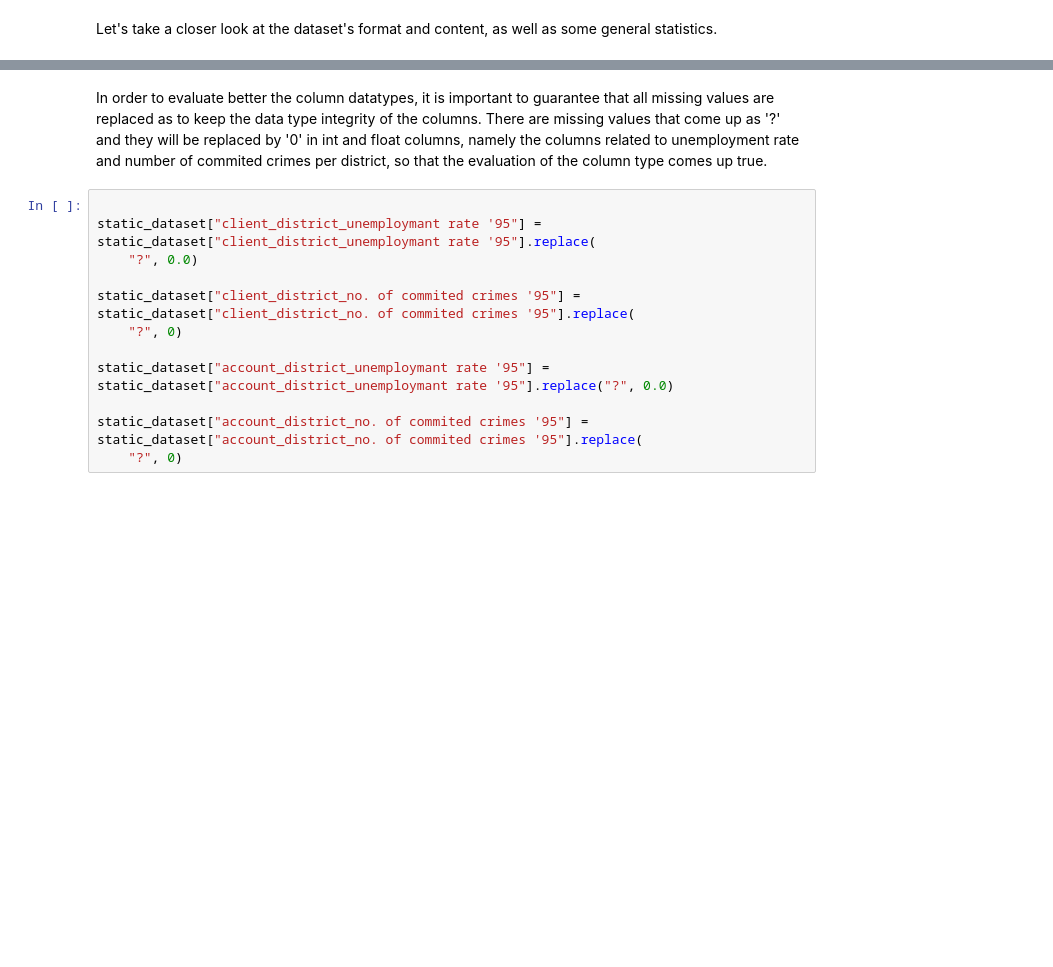
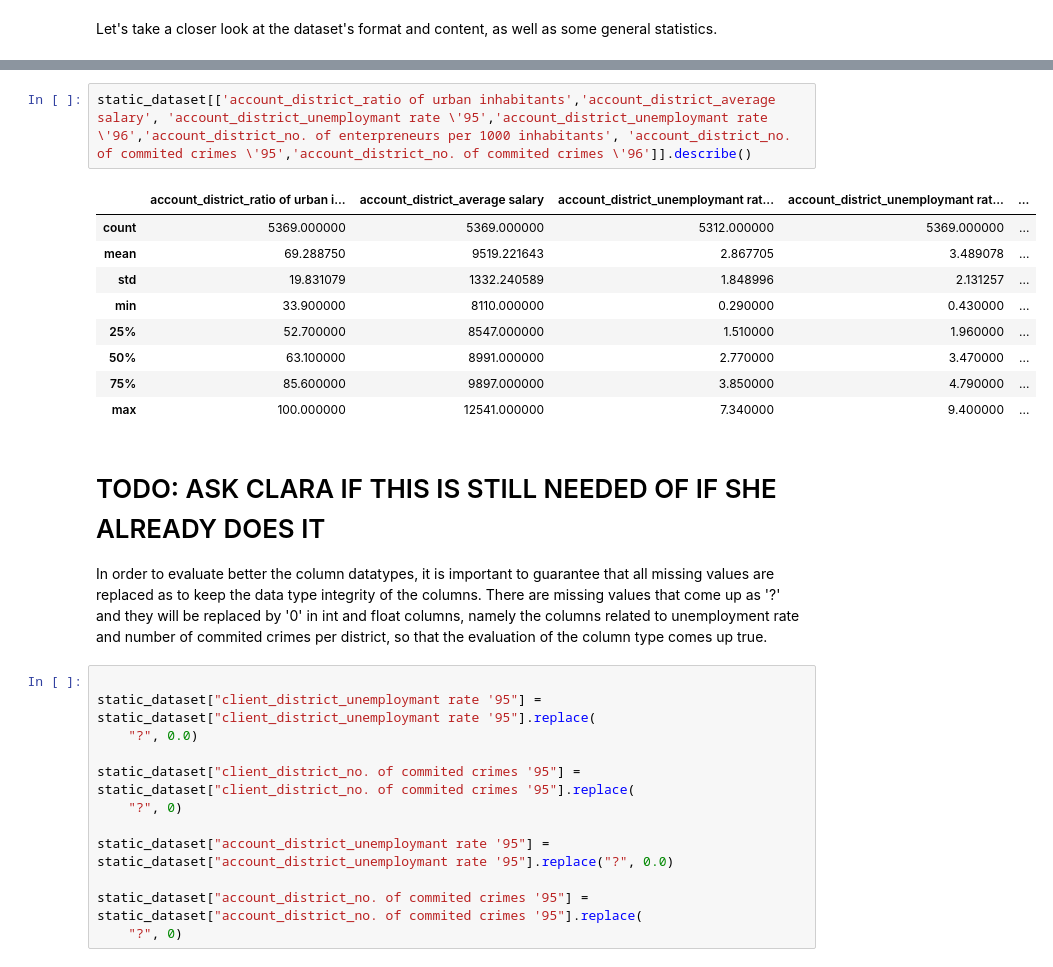
Before and after one commit to claramoreirag/FEUP-AC, a Jupyter notebook: analysis.ipynb, the cells around one changed output, grey strips where cells are left out. Drawn from its saved outputs; the diff is of its cells as text; blank space fills up the shorter version.

```diff
--- a/analysis.ipynb
+++ b/analysis.ipynb
@@ -62,4 +100,18 @@ static_dataset.describe()
+# %%
+static_dataset[['account_district_ratio of urban inhabitants','account_district_average salary', 'account_district_unemploymant rate \'95','account_district_unemploymant rate \'96','account_district_no. of enterpreneurs per 1000 inhabitants', 'account_district_no. of commited crimes \'95','account_district_no. of commited crimes \'96']].describe()
+# %% [output]
+|  | account_district_ratio of urban i... | account_district_average salary | account_district_unemploymant rat... | account_district_unemploymant rat... | ... |
+| count | 5369.000000 | 5369.000000 | 5312.000000 | 5369.000000 | ... |
+| mean | 69.288750 | 9519.221643 | 2.867705 | 3.489078 | ... |
+| std | 19.831079 | 1332.240589 | 1.848996 | 2.131257 | ... |
+| min | 33.900000 | 8110.000000 | 0.290000 | 0.430000 | ... |
+| 25% | 52.700000 | 8547.000000 | 1.510000 | 1.960000 | ... |
+| 50% | 63.100000 | 8991.000000 | 2.770000 | 3.470000 | ... |
+| 75% | 85.600000 | 9897.000000 | 3.850000 | 4.790000 | ... |
+| max | 100.000000 | 12541.000000 | 7.340000 | 9.400000 | ... |
 # %% [markdown]
+# TODO: ASK CLARA IF THIS IS STILL NEEDED OF IF SHE ALREADY DOES IT
+
 In order to evaluate better the column datatypes, it is important to guarantee that all missing values are replaced as to keep the data type integrity of the columns. There are missing values that come up as '?' and they will be replaced by '0' in int and float columns, namely the columns related to unemployment rate and number of commited crimes per district, so that the evaluation of the column type comes up true.
 # %%
 
```
Also changed, not shown: parts of 29 cells of this notebook.
